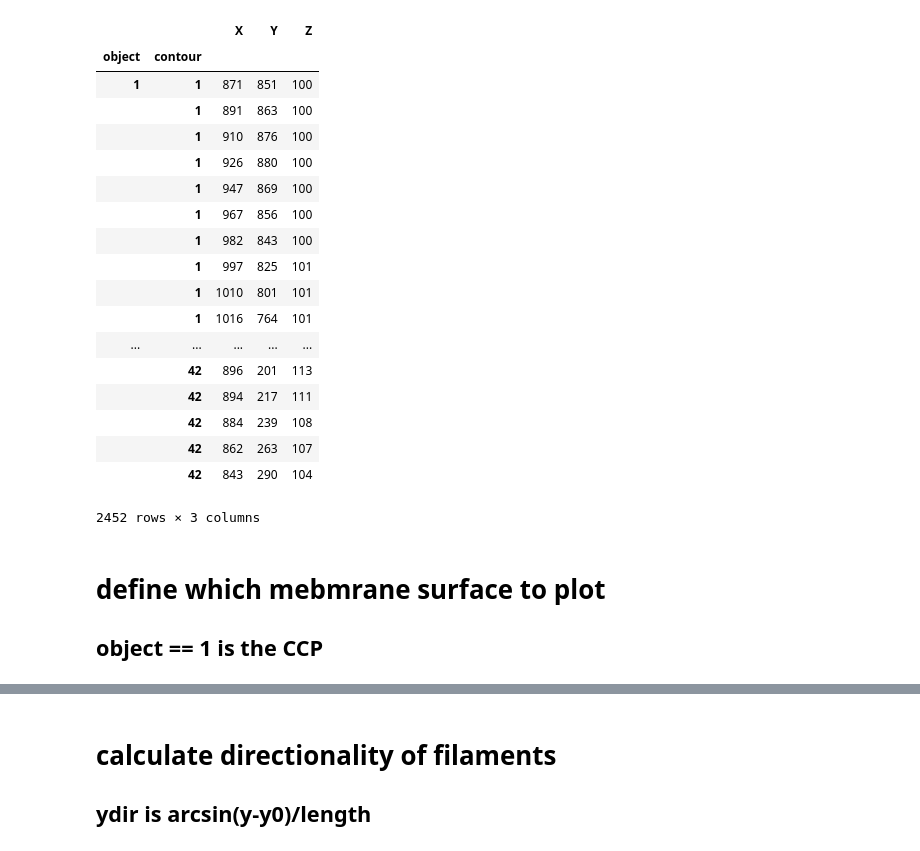
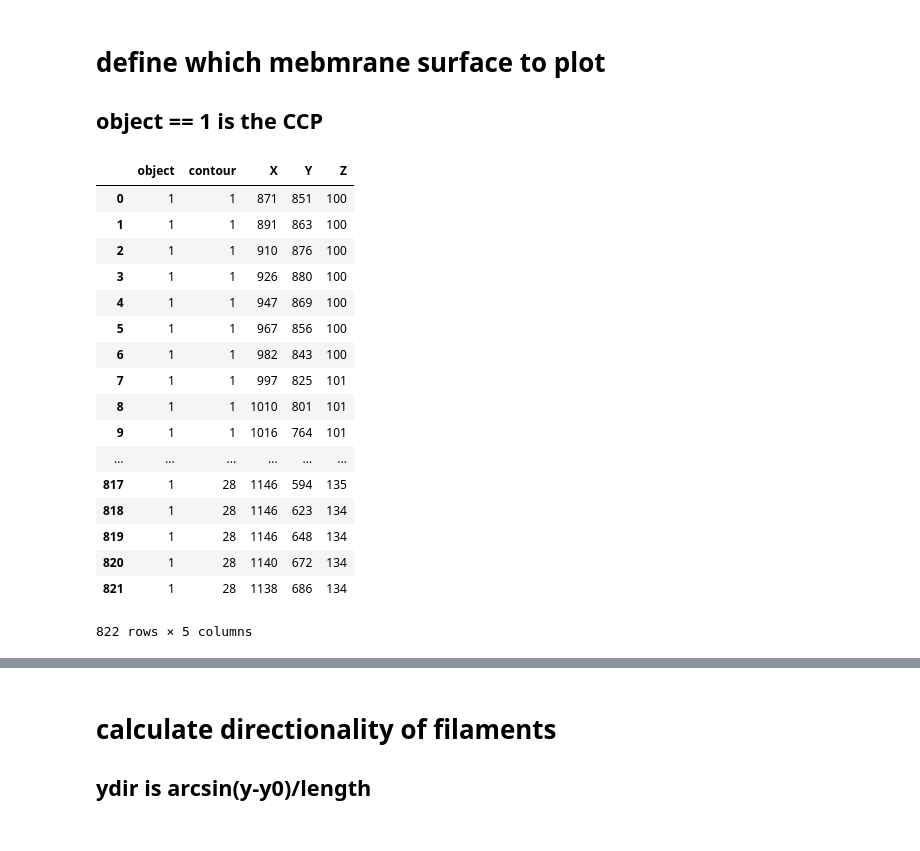
Before and after one commit to RangamaniLabUCSD/actincme, a Jupyter notebook: Notebooks/Plot_filament_orientations.ipynb, the cells around one changed output, grey strips where cells are left out. Saved outputs shown, nothing was run; the diff lists cells and outputs as text; code cells hidden in the pictures.

Commit message:
save a particular rotation object to plot in plot_filament_orientations

```diff
--- a/Notebooks/Plot_filament_orientations.ipynb
+++ b/Notebooks/Plot_filament_orientations.ipynb
@@ -103,33 +65,34 @@ def read_text(file, label='fil'):
 actin1 = read_text(actinfile1)
 actin2 = read_text(actinfile2)
 membrane = read_text(membranefile, 'contour')
-membrane
+# membrane
-# %% [output]
-|  |  | X | Y | Z |
-| object | contour |  |  |  |
-| 1 | 1 | 871 | 851 | 100 |
-|  | 1 | 891 | 863 | 100 |
-|  | 1 | 910 | 876 | 100 |
-|  | 1 | 926 | 880 | 100 |
-|  | 1 | 947 | 869 | 100 |
-|  | 1 | 967 | 856 | 100 |
-|  | 1 | 982 | 843 | 100 |
-|  | 1 | 997 | 825 | 101 |
-|  | 1 | 1010 | 801 | 101 |
-|  | 1 | 1016 | 764 | 101 |
-| ... | ... | ... | ... | ... |
-|  | 42 | 896 | 201 | 113 |
-|  | 42 | 894 | 217 | 111 |
-|  | 42 | 884 | 239 | 108 |
-|  | 42 | 862 | 263 | 107 |
-|  | 42 | 843 | 290 | 104 |
-2452 rows × 3 columns
 # %% [markdown]
 # define which mebmrane surface to plot
 ## object == 1 is the CCP
 # %%
 all_membranes = membrane.reset_index()
 CCP = all_membranes[all_membranes['object']==1]
+# %%
+CCP
+# %% [output]
+|  | object | contour | X | Y | Z |
+| 0 | 1 | 1 | 871 | 851 | 100 |
+| 1 | 1 | 1 | 891 | 863 | 100 |
+| 2 | 1 | 1 | 910 | 876 | 100 |
+| 3 | 1 | 1 | 926 | 880 | 100 |
+| 4 | 1 | 1 | 947 | 869 | 100 |
+| 5 | 1 | 1 | 967 | 856 | 100 |
+| 6 | 1 | 1 | 982 | 843 | 100 |
+| 7 | 1 | 1 | 997 | 825 | 101 |
+| 8 | 1 | 1 | 1010 | 801 | 101 |
+| 9 | 1 | 1 | 1016 | 764 | 101 |
+| ... | ... | ... | ... | ... | ... |
+| 817 | 1 | 28 | 1146 | 594 | 135 |
+| 818 | 1 | 28 | 1146 | 623 | 134 |
+| 819 | 1 | 28 | 1146 | 648 | 134 |
+| 820 | 1 | 28 | 1140 | 672 | 134 |
+| 821 | 1 | 28 | 1138 | 686 | 134 |
+822 rows × 5 columns
 # %%
 # plot membrane
 
```
Also changed, not shown: parts of 9 cells of this notebook, 1 other file.
